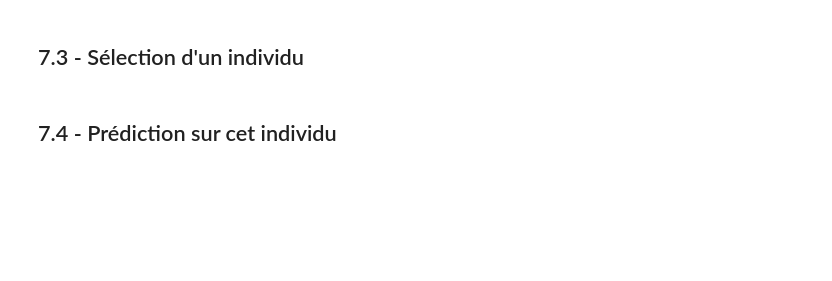
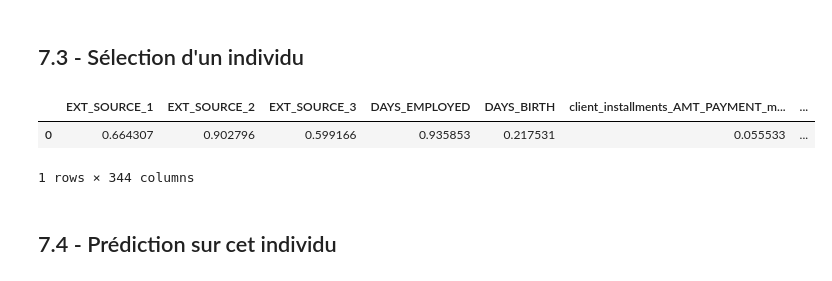
Before and after one commit to Dabele44/credit_scoring_pret_a_depenser, a Jupyter notebook: 08_idem_5_sans_drift-Copy2.ipynb, the cells around one changed output. Cells and saved outputs as stored; diff of their text form; code cells hidden in the pictures; blank space fills up the shorter version.

```diff
--- a/08_idem_5_sans_drift-Copy2.ipynb
+++ b/08_idem_5_sans_drift-Copy2.ipynb
@@ -1023,8 +1052,12 @@ jeu_de_test[jeu_de_test['predictions']<0.09]
 # %%
 # Sélection d'un individu par son Id et récupération de toutes les variables sauf la 1ère (qui correspond à l'ID)
 # l'Id ne passe pas dans le modèle
-selec_indiv=jeu_de_test[jeu_de_test['SK_ID_CURR']==414915].iloc[:, 1:-1]
+selec_indiv=jeu_de_test[jeu_de_test['SK_ID_CURR']==208550].iloc[:, 1:-1]
 selec_indiv
+# %% [output]
+|  | EXT_SOURCE_1 | EXT_SOURCE_2 | EXT_SOURCE_3 | DAYS_EMPLOYED | DAYS_BIRTH | client_installments_AMT_PAYMENT_m... | ... |
+| 0 | 0.664307 | 0.902796 | 0.599166 | 0.935853 | 0.217531 | 0.055533 | ... |
+1 rows × 344 columns
 # %% [markdown]
 ## 7.4 - Prédiction sur cet individu
 # %%
```
Also changed, not shown: parts of 21 cells of this notebook, 2 other files.
